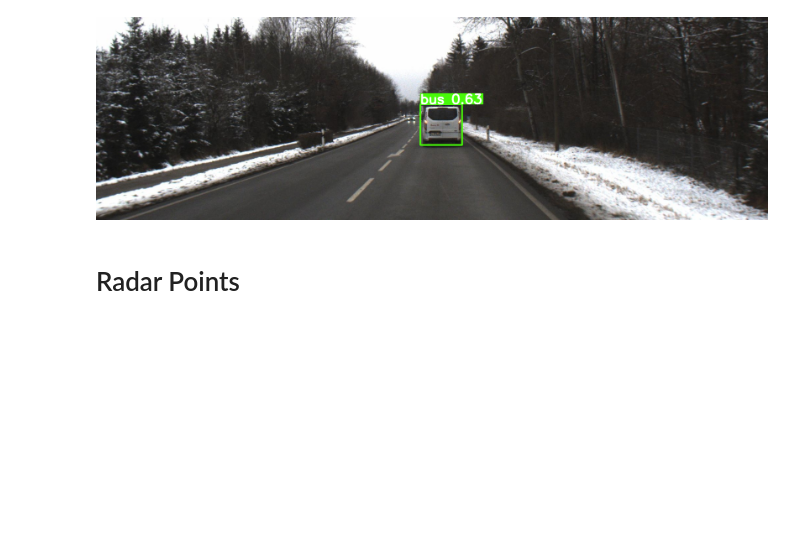
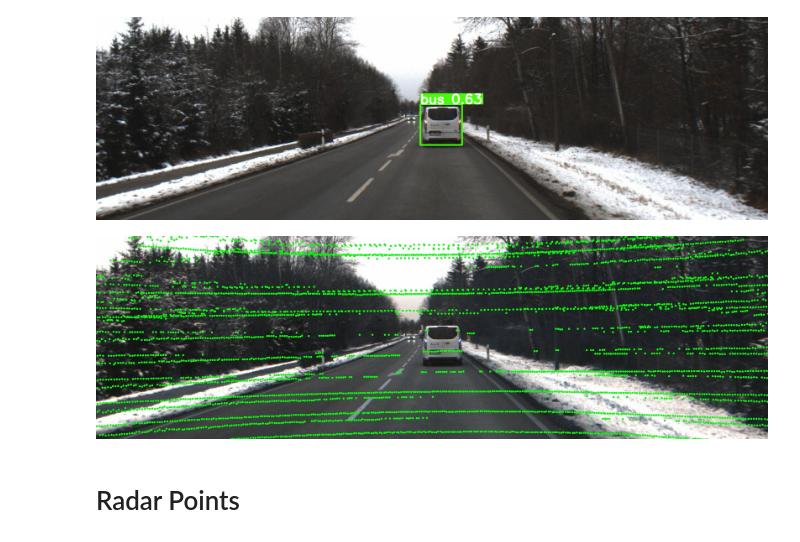
Before and after one commit to Vaibhav212000/sensor_fusion, a Jupyter notebook: Sensor Fusion.ipynb, the cells around one changed output. Saved outputs shown, nothing was run; the diff lists cells and outputs as text; code cells hidden in the pictures; blank space fills up the shorter version.

Commit message:
displayed lidar points in notebook

```diff
--- a/Sensor Fusion.ipynb
+++ b/Sensor Fusion.ipynb
@@ -348,16 +349,18 @@ projected_points, mask = calib.ref2Camera(lidar_points_ref, (img_width, img_heig
 # %%
 # Convert projected points to integers for pixel coordinates
 projected_points_int = projected_points.astype(int)
 
-# Draw projected lidar points on the image
+
 # Draw projected lidar points on the image
 for point in projected_points_int:
     cv2.circle(img, (point[0], point[1]), radius=3, color=(0, 255, 0), thickness=-1)
 
+# Convert OpenCV image to RGB format
+img_rgb = cv2.cvtColor(img, cv2.COLOR_BGR2RGB)
 
-# Show the image with projected lidar points
-cv2.imshow("Projected Lidar Points", img)
-cv2.waitKey(0)
-cv2.destroyAllWindows()
+# Display the image
+display(Image(data=cv2.imencode('.jpg', img_rgb)[1]))
+# %% [output]
+[figure, added]
 # %% [markdown]
 # Radar Points
```
Also changed, not shown: parts of 1 cell of this notebook, 1 other file.
